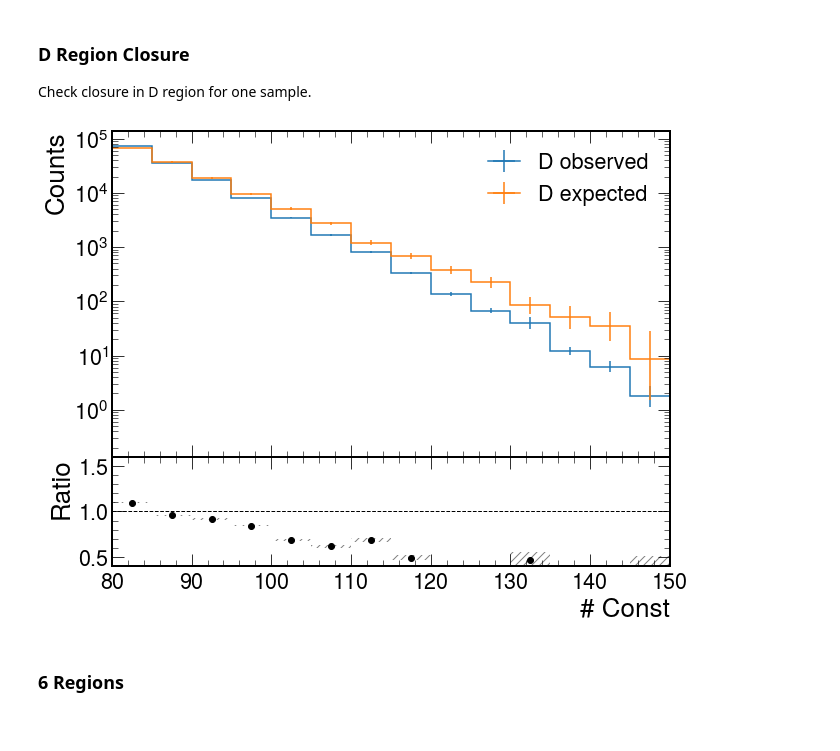
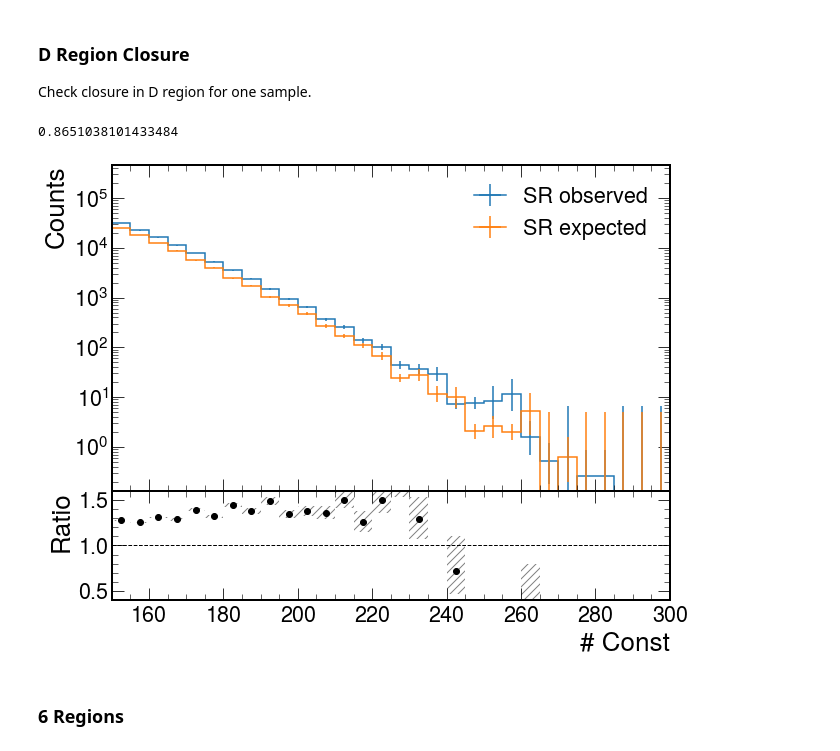
Before and after one commit to SUEPPhysics/SUEPCoffea_dask, a Jupyter notebook: plotting/plot.ipynb, the cells around one changed output. Saved outputs shown, nothing was run; the diff lists cells and outputs as text; code cells hidden in the pictures.

```diff
--- a/plotting/plot.ipynb
+++ b/plotting/plot.ipynb
@@ -25,8 +25,8 @@ matplotlib.rcParams['figure.facecolor'] = 'white'
 `infile_names`: _array of str_: full paths of .pkl files.<br>
 # %%
 # parameters
-input_label = 'S1_ntracks_ptAvgB'
-output_label = '/home/submit/lavezzo/public_html/SUEP/analysis/S1_ntracks_ptAvgB/'
+input_label = 'test'
+output_label = '/home/submit/lavezzo/public_html/SUEP/analysis/test/'
 file_ext = '.png'
 
 # input .pkl files
@@ -138,10 +138,10 @@ for infile_name in infile_names:
             plots[sample][plot]  = plots[sample][plot] + plotsToAdd[plot]*lumi
 
 # calculate D_exp region after combining samples
-for selection in ['IRM', 'ML', 'CL']:
-    for sample in list(plots.keys()):
-        plots[sample]['D_exp_' + selection] = D_expect(plots[sample],selection)
-        plots[sample]['D_exp_var2_' + selection] = D_expect_var2(plots[sample],selection)
+# for selection in ['IRM', 'ML', 'CL']:
+#     for sample in list(plots.keys()):
+#         plots[sample]['D_exp_' + selection] = D_expect(plots[sample],selection)
+#         plots[sample]['D_exp_var2_' + selection] = D_expect_var2(plots[sample],selection)
 # %% [markdown]
 These are all the samples loaded.
 # %%
@@ -494,30 +556,37 @@ ValueError: begin < end required
 ### D Region Closure
 Check closure in D region for one sample.
 # %%
-plot_label = '2D_SUEP_nconst_SUEP_pt_avg_b_CL'
+plot_label = '2D_SUEP_S1_ntracks_IRM'
 abcd = plots['QCD_HT'][plot_label]
-A = abcd[20j:80j:2j,5j:100j:sum]
-B = abcd[80j:300j:2j,5j:100j:sum]
-C = abcd[20j:80j:2j,0.0j:5j:sum]
-D = abcd[80j:300j:2j,0.0j:5j:sum]
+A = abcd[0.35j:0.5j:sum,0.0j:100.0j:2j]
+B = abcd[0.35j:0.5j:sum,100.0j:300.0j:2j]
+C = abcd[0.5j:1.0j:sum,0.0j:100.0j:2j]
+D = abcd[0.5j:1.0j:sum,100.0j:300.0j:2j]
+# A = abcd[20j:80j:2j,5j:100j:sum]
+# B = abcd[80j:300j:2j,5j:100j:sum]
+# C = abcd[20j:80j:2j,0.0j:5j:sum]
+# D = abcd[80j:300j:2j,0.0j:5j:sum]
 # A = abcd[0.35j:0.5j,0.3j:50.0j:sum]
 # B = abcd[0.35j:0.5j,0.0j:0.3j:sum]
 # C = abcd[0.5j:1.0j,0.3j:50j:sum]
 # D = abcd[0.5j:1.0j,0.0j:0.3j:sum]
 D_exp = B * C.sum().value / A.sum().value
 
+print(D_exp.sum().value/D.sum().value)
+
 fig = plt.figure(figsize=(10, 8))
 main, sub = D.plot_ratio(D_exp,
-                rp_num_label='D observed',
-                rp_denom_label='D expected',
+                rp_num_label='SR observed',
+                rp_denom_label='SR expected',
                 rp_uncert_draw_type="bar")
 fig.axes[0].set_yscale("log")
-fig.axes[0].set_xlim(80,150)
+fig.axes[0].set_xlim(150,300)
 fig.axes[1].set_xlabel("# Const")
 fig.axes[1].set_ylim(0.4,1.6)
 plt.savefig(output_label+"ABCD_"+plot_label+file_ext)
 # %% [output]
+0.8651038101433484
-[figure, old version]
+[figure, new version]
 # %% [markdown]
 ### 6 Regions
 # %%
```
Also changed, not shown: parts of 16 cells of this notebook, 1 other file.
